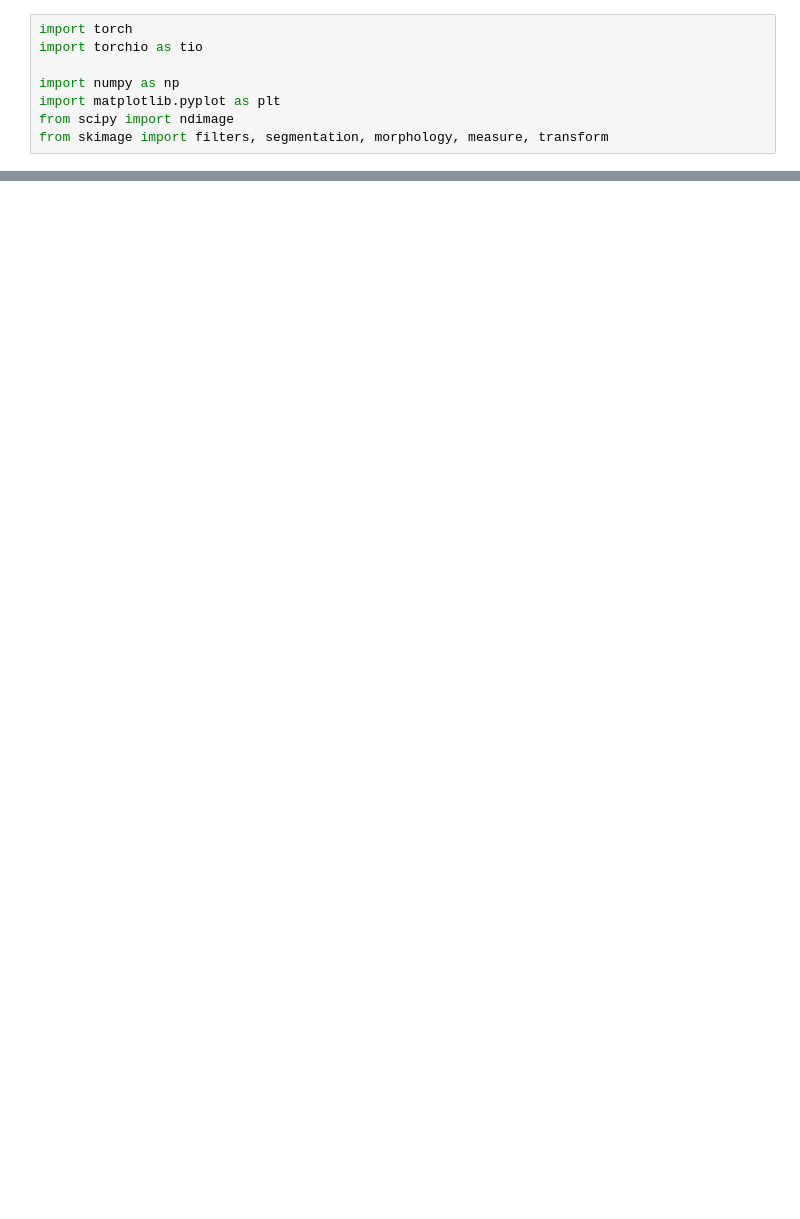
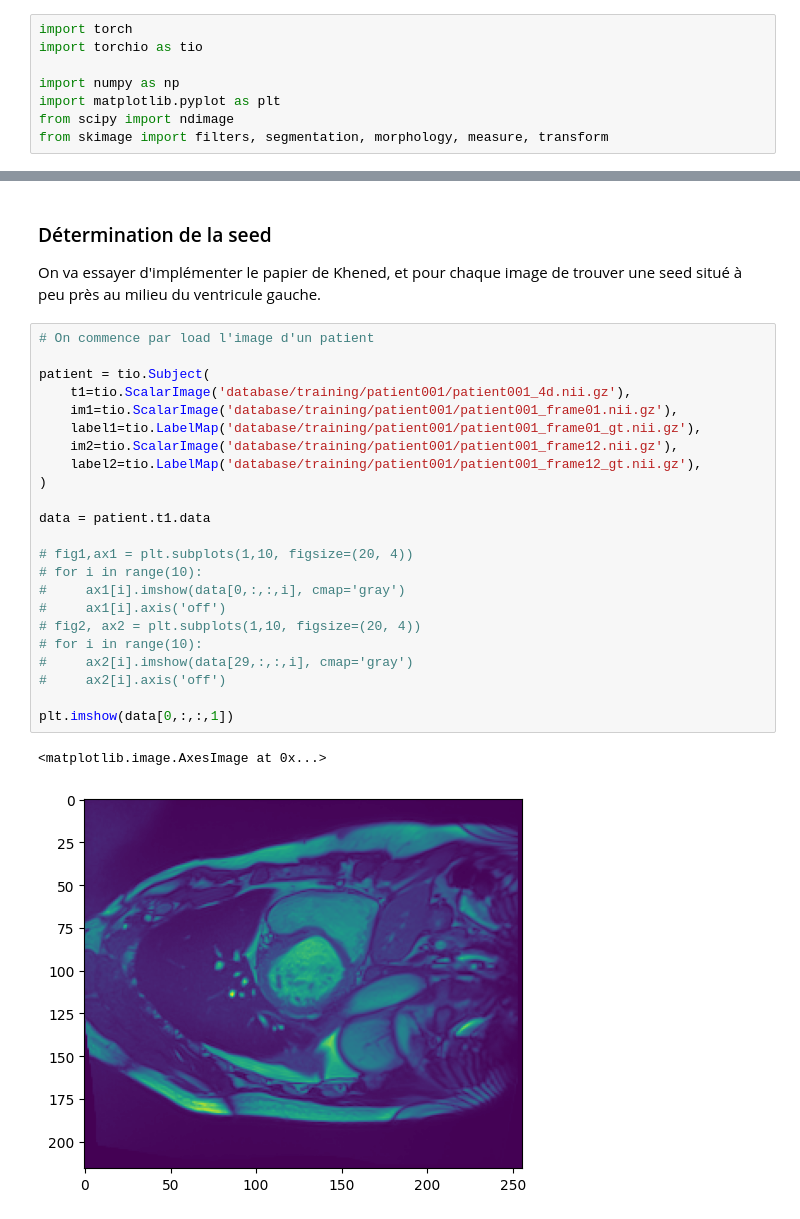
Before and after one commit to Bastaxeloux/proj3dt, a Jupyter notebook: ebauche.ipynb, the cells around one changed output, grey strips where cells are left out. Cells and saved outputs as stored; diff of their text form; blank space fills up the shorter version.

```diff
--- a/ebauche.ipynb
+++ b/ebauche.ipynb
@@ -15,0 +39,30 @@ patient_1.plot()
+# %% [markdown]
+### Détermination de la seed
+
+On va essayer d'implémenter le papier de Khened, et pour chaque image de trouver une seed situé à peu près au milieu du ventricule gauche.
+# %%
+# On commence par load l'image d'un patient
+
+patient = tio.Subject(
+    t1=tio.ScalarImage('database/training/patient001/patient001_4d.nii.gz'),
+    im1=tio.ScalarImage('database/training/patient001/patient001_frame01.nii.gz'),
+    label1=tio.LabelMap('database/training/patient001/patient001_frame01_gt.nii.gz'),
+    im2=tio.ScalarImage('database/training/patient001/patient001_frame12.nii.gz'),
+    label2=tio.LabelMap('database/training/patient001/patient001_frame12_gt.nii.gz'),
+)
+
+data = patient.t1.data
+
+# fig1,ax1 = plt.subplots(1,10, figsize=(20, 4))
+# for i in range(10):
+#     ax1[i].imshow(data[0,:,:,i], cmap='gray')
+#     ax1[i].axis('off')
+# fig2, ax2 = plt.subplots(1,10, figsize=(20, 4))
+# for i in range(10):
+#     ax2[i].imshow(data[29,:,:,i], cmap='gray')
+#     ax2[i].axis('off')
+
+plt.imshow(data[0,:,:,1])
+# %% [output]
+<matplotlib.image.AxesImage at 0x...>
+[figure, added]
```
Also changed, not shown: parts of 6 cells of this notebook, 3 other files.
